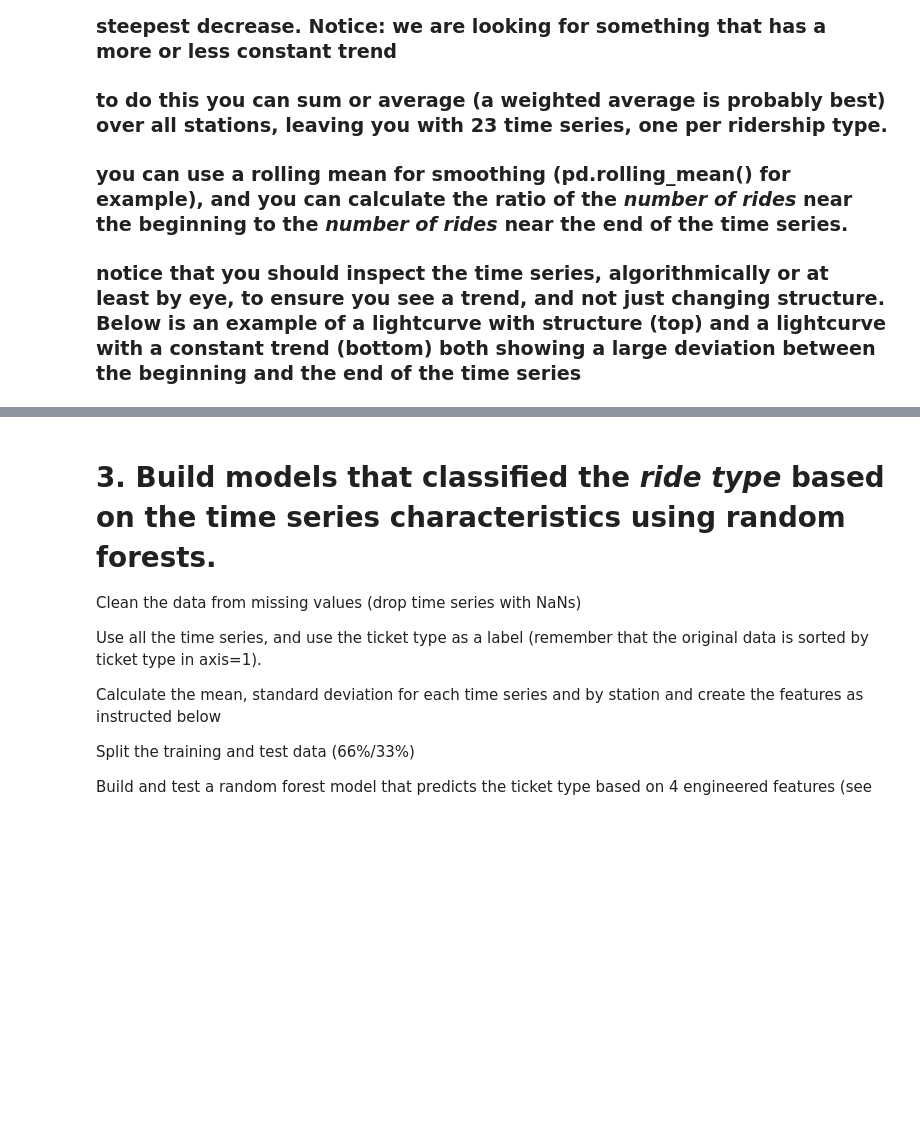
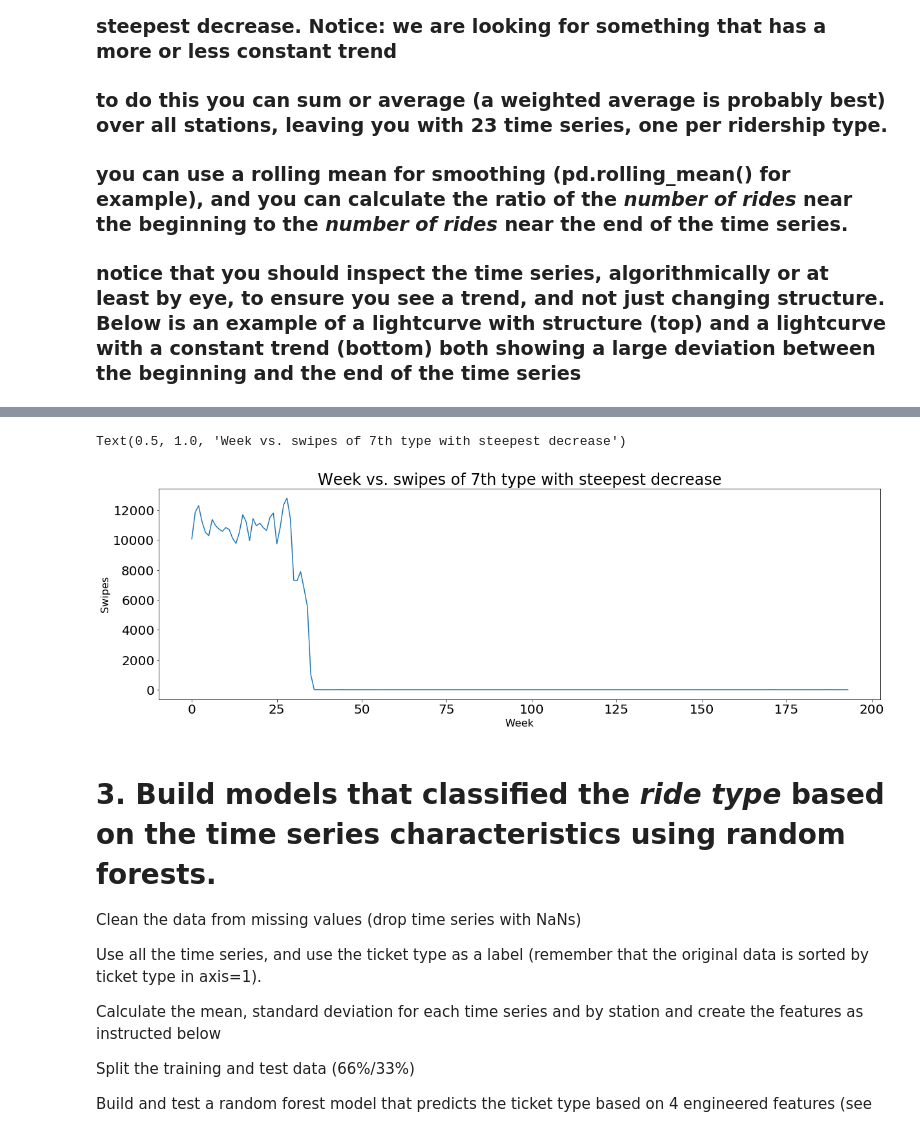
Before and after one commit to ace-gabriel/PUI2018_ty1045, a Jupyter notebook: HW11_ty1045/MTA_ty1045.ipynb, the cells around one changed output, grey strips where cells are left out. Cells and saved outputs as stored; diff of their text form; code cells hidden in the pictures; blank space fills up the shorter version.

```diff
--- a/HW11_ty1045/MTA_ty1045.ipynb
+++ b/HW11_ty1045/MTA_ty1045.ipynb
@@ -312,3 +409,12 @@ stdev 145035.47, fractional change over time 0.66:
+# %%
+plt.figure(figsize=(20,6))
+plt.plot(range(194), rides[7])
+plt.xlabel('Week', fontsize=16)
+plt.ylabel('Swipes', fontsize=16)
+plt.title('Week vs. swipes of 7th type with steepest decrease')
+# %% [output]
+Text(0.5, 1.0, 'Week vs. swipes of 7th type with steepest decrease')
+[figure, added]
 # %% [markdown]
 # 3. Build  models that classified the *ride type* based on the time series characteristics using random forests.
 
```
Also changed, not shown: parts of 11 cells of this notebook, 1 other file.
